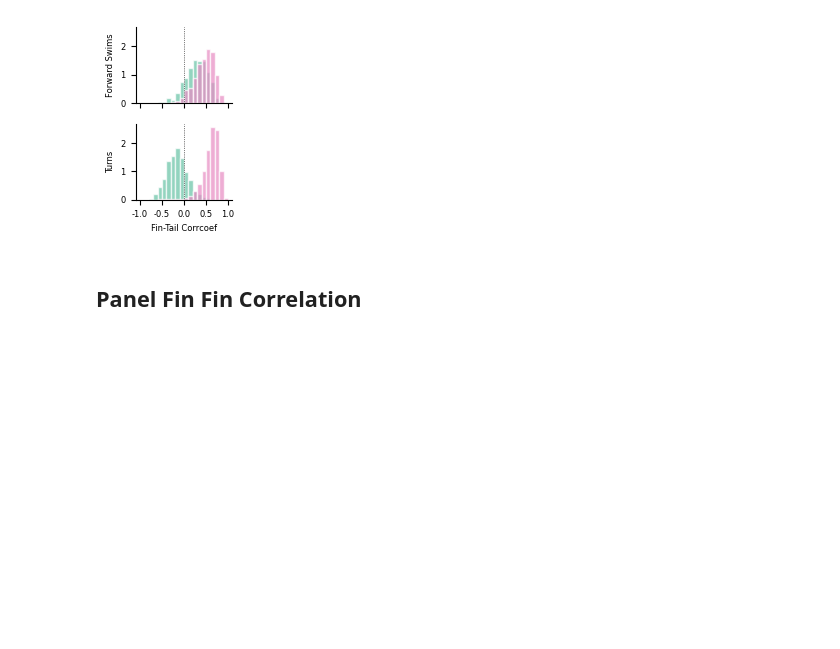
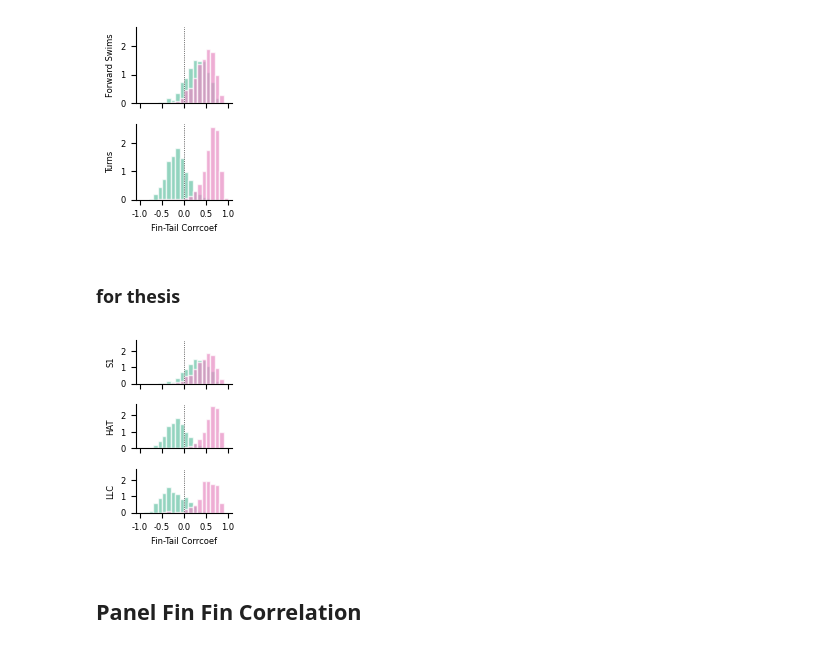
Before and after one commit to kkoetter/Koetter-et-al-fin, a Jupyter notebook: figure_notebooks/02_characterizing limb movements/Figure_2_I_J_K_fins_corr_roll.ipynb, the cells around one changed output. Drawn from its saved outputs; the diff is of its cells as text; code cells hidden in the pictures; blank space fills up the shorter version.

```diff
--- a/figure_notebooks/02_characterizing limb movements/Figure_2_I_J_K_fins_corr_roll.ipynb
+++ b/figure_notebooks/02_characterizing limb movements/Figure_2_I_J_K_fins_corr_roll.ipynb
@@ -161,6 +200,57 @@ fig.savefig(save_figure_path / 'fin_tail_corr.png', dpi=dpi)
 fig.savefig(save_figure_path / 'fin_tail_corr.pdf', dpi=dpi)
 # %% [output]
 [figure]
+# %% [markdown]
+### for thesis
+# %%
+corr_ =[]
+ipsi_mask = features['ipsi_fin'].values.astype(int)
+contra_mask = np.where((ipsi_mask==0)|(ipsi_mask==1), ipsi_mask^1, ipsi_mask)
+
+for i, cluster in enumerate([1, 5, 9]):
+    tail_traces = traces_2[:, 0, :][clusters==cluster]
+
+    for mask, col_ in zip([ipsi_mask, contra_mask], [color_ipsi_cont[0], color_ipsi_cont[1]]):
+        fin_traces = traces_2[:, 1:3, :][np.arange(traces_2.shape[0]), mask, :][clusters==cluster]
+        corrcoefs = [np.corrcoef(tail_traces[i, :], fin_traces[i, :])[0,1] for i in range((clusters==cluster).sum())]
+        corr_.append(corrcoefs)
+
+len(corr_)
+i_fwd = corr_[0]
+c_fwd = corr_[1]
+i_turn = corr_[2]
+c_turn = corr_[3]
+i_esc = corr_[4]
+c_esc = corr_[5]
+# %%
+fig, axes = plt.subplots(3,1,figsize=(4*cm,6*cm), sharex=True, sharey=True, facecolor='None')
+axes = axes.ravel()
+
+axes[0].hist(i_fwd, color = color_ipsi_cont[0], bins=bins,edgecolor='w', density=True, alpha=0.7)
+axes[0].hist(c_fwd, color = color_ipsi_cont[1], bins=bins,edgecolor='w', density=True, alpha=0.7)
+axes[1].hist(i_turn, color = color_ipsi_cont[0], bins=bins,edgecolor='w', density=True, alpha=0.7)
+axes[1].hist(c_turn, color = color_ipsi_cont[1], bins=bins,edgecolor='w', density=True, alpha=0.7)
+axes[2].hist(i_esc, color = color_ipsi_cont[0], bins=bins,edgecolor='w', density=True, alpha=0.7)
+axes[2].hist(c_esc, color = color_ipsi_cont[1], bins=bins,edgecolor='w', density=True, alpha=0.7)
+
+for ax_ in axes:
+    ax_.axvline(0, c='k',ls=':', lw=lw)
+    ax_.set_yticks(np.arange(0,3,1))
+    ax_.set_xticks(np.arange(-1,1.1,0.5))
+    ax_.set_yticklabels(np.round(np.arange(0,3,1),2), fontsize=f_size)
+    ax_.set_xticklabels(np.round(np.arange(-1,1.1,0.5),2), fontsize=f_size)
+
+axes[0].set_ylabel('S1', fontsize=f_size)
+axes[1].set_ylabel('HAT', fontsize=f_size)
+axes[2].set_ylabel('LLC', fontsize=f_size)
+axes[-1].set_xlabel('Fin-Tail Corrcoef', fontsize=f_size)
+sns.despine(top=True, right=True, left=False, bottom=False)
+plt.tight_layout()
+
+fig.savefig(save_figure_path / 'fin_tail_corr_thesis.png', dpi=dpi)
+fig.savefig(save_figure_path / 'fin_tail_corr_thesis.pdf', dpi=dpi)
+# %% [output]
+[figure, added]
 # %% [markdown]
 ## Panel Fin Fin Correlation
 # %%
```
Also changed, not shown: parts of 2 cells of this notebook, 20 other files.
